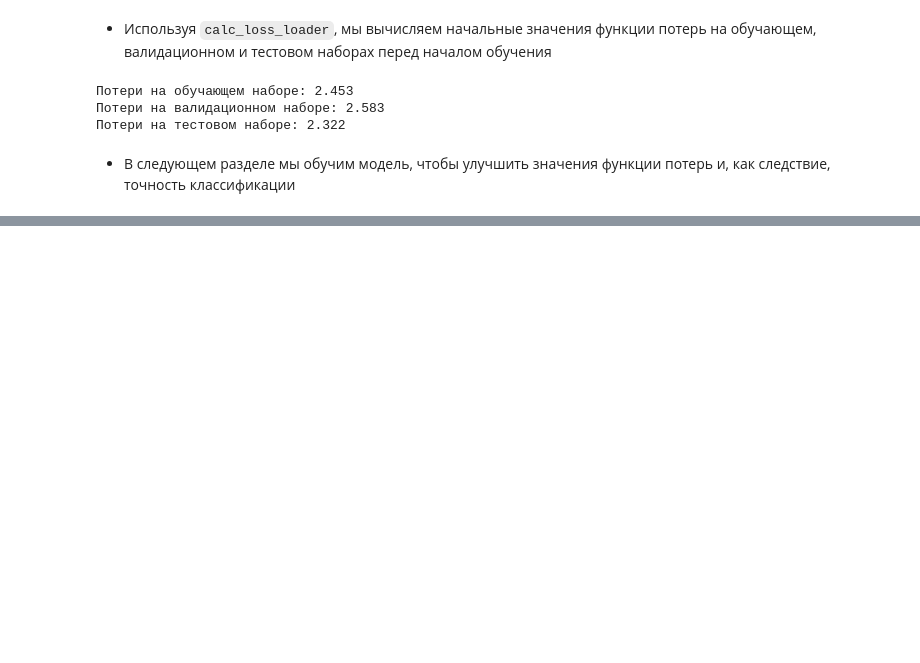
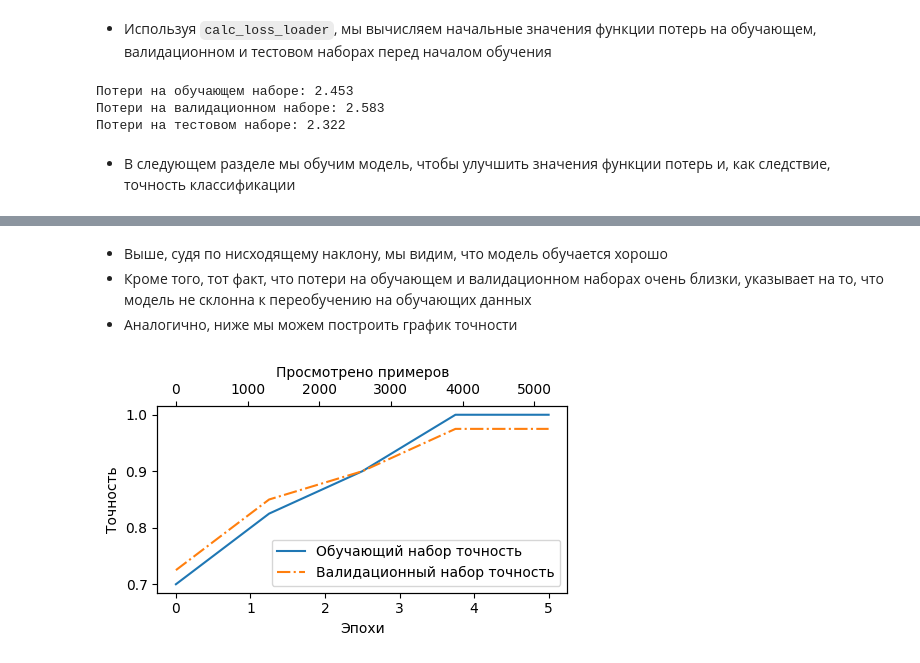
Before and after one commit to vnook-dedoolee/building-llm, a Jupyter notebook: 05-finetuning-for-text-classification/chapter-06.ipynb, the cells around one changed output, grey strips where cells are left out. Cells and saved outputs as stored; diff of their text form; code cells hidden in the pictures; blank space fills up the shorter version.

```diff
--- a/05-finetuning-for-text-classification/chapter-06.ipynb
+++ b/05-finetuning-for-text-classification/chapter-06.ipynb
@@ -839,0 +969,11 @@ print(f"Потери на тестовом наборе: {test_loss:.3f}")
+# %% [markdown]
+- Выше, судя по нисходящему наклону, мы видим, что модель обучается хорошо
+- Кроме того, тот факт, что потери на обучающем и валидационном наборах очень близки, указывает на то, что модель не склонна к переобучению на обучающих данных
+- Аналогично, ниже мы можем построить график точности
+# %%
+epochs_tensor = torch.linspace(0, num_epochs, len(train_accs))
+examples_seen_tensor = torch.linspace(0, examples_seen, len(train_accs))
+
+plot_values(epochs_tensor, examples_seen_tensor, train_accs, val_accs, label="accuracy")
+# %% [output]
+[figure, added]
```
Also changed, not shown: parts of 25 cells of this notebook.
